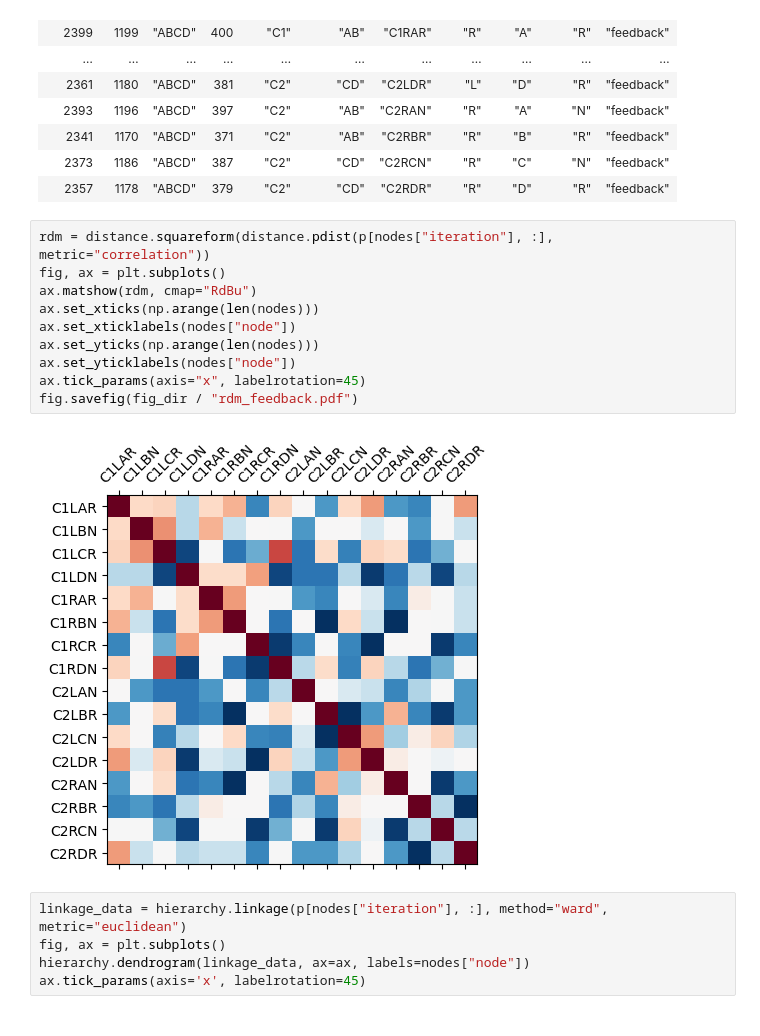
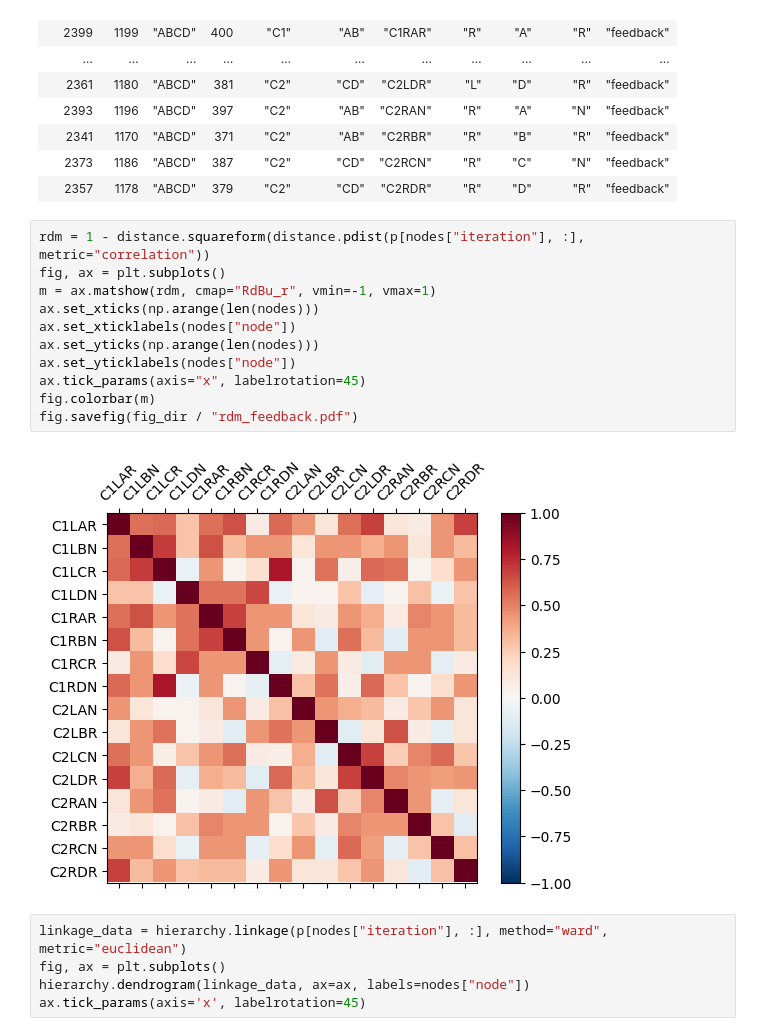
Before and after one commit to hamllab/torch_tem, a Jupyter notebook: jupyter/test_mckenzie.ipynb, the cells around one changed output. Saved outputs shown, nothing was run; the diff lists cells and outputs as text.

Commit message:
fix: rdm color scale

```diff
--- a/jupyter/test_mckenzie.ipynb
+++ b/jupyter/test_mckenzie.ipynb
@@ -144,17 +144,18 @@ shape: (16, 11)
 | 2373 | 1186 | "ABCD" | 387 | "C2" | "CD" | "C2RCN" | "R" | "C" | "N" | "feedback" |
 | 2357 | 1178 | "ABCD" | 379 | "C2" | "CD" | "C2RDR" | "R" | "D" | "R" | "feedback" |
 # %%
-rdm = distance.squareform(distance.pdist(p[nodes["iteration"], :], metric="correlation"))
+rdm = 1 - distance.squareform(distance.pdist(p[nodes["iteration"], :], metric="correlation"))
 fig, ax = plt.subplots()
-ax.matshow(rdm, cmap="RdBu")
+m = ax.matshow(rdm, cmap="RdBu_r", vmin=-1, vmax=1)
 ax.set_xticks(np.arange(len(nodes)))
 ax.set_xticklabels(nodes["node"])
 ax.set_yticks(np.arange(len(nodes)))
 ax.set_yticklabels(nodes["node"])
 ax.tick_params(axis="x", labelrotation=45)
+fig.colorbar(m)
 fig.savefig(fig_dir / "rdm_feedback.pdf")
 # %% [output]
-[figure, old version]
+[figure, new version]
 # %%
 linkage_data = hierarchy.linkage(p[nodes["iteration"], :], method="ward", metric="euclidean")
 fig, ax = plt.subplots()
```
